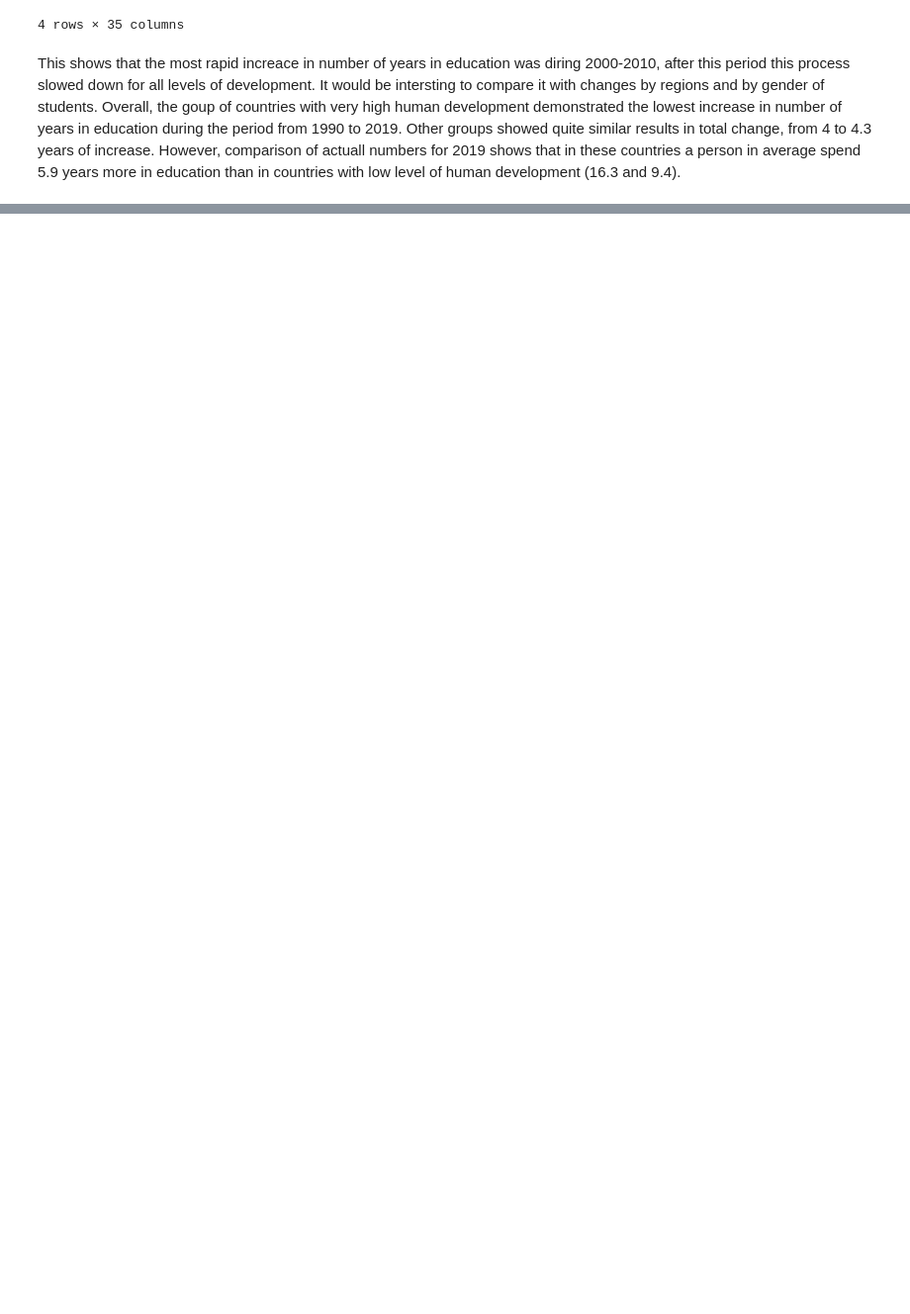
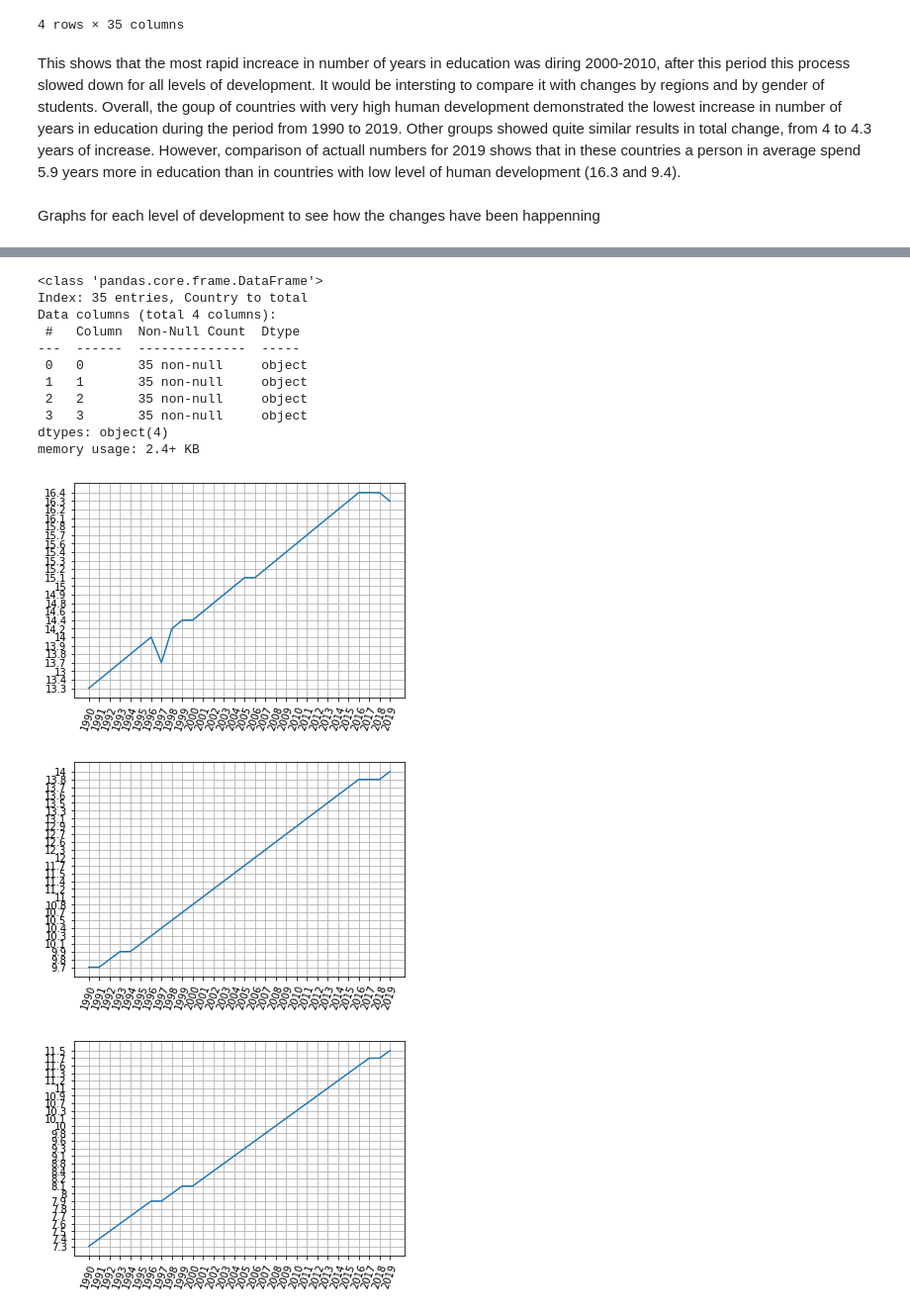
Before and after one commit to mara-ber/programing_for_data, a Jupyter notebook: project - education.ipynb, the cells around one changed output, grey strips where cells are left out. Shown at 99% size. Drawn from its saved outputs; the diff is of its cells as text; code cells hidden in the pictures; blank space fills up the shorter version.

```diff
--- a/project - education.ipynb
+++ b/project - education.ipynb
@@ -189,3 +202,38 @@ See the caveats in the documentation: https://pandas.pydata.org/pandas-docs/stab
 # %% [markdown]
 This shows that the most rapid increace in number of years in education was diring 2000-2010, after this period this process slowed down for all levels of development. It would be intersting to compare it with changes by regions and by gender of students.
 Overall, the goup of countries with very high human development demonstrated the lowest increase in number of years in education during the period from 1990 to 2019. Other groups showed quite similar results in total change, from 4 to 4.3 years of increase. However, comparison of actuall numbers for 2019 shows that in these countries a person in average spend 5.9 years more in education than in countries with low level of human development (16.3 and 9.4).
+# %% [markdown]
+Graphs for each level of development to see how the changes have been happenning
+# %%
+schooling_development_t = schooling_development.T
+display(schooling_development_t)
+schooling_development_t.info()
+VH_dev = schooling_development.iloc[0, 1:31]
+H_dev = schooling_development.iloc[1, 1:31]
+M_dev = schooling_development.iloc[2, 1:31]
+L_dev = schooling_development.iloc[3, 1:31]
+#display(VH_dev)
+labels = VH_dev.keys()
+plt.plot(labels, VH_dev)
+plt.xticks(rotation=70)
+plt.grid()
+plt.show()
+
+plt.plot(labels, H_dev)
+plt.xticks(rotation=70)
+plt.grid()
+plt.show()
+
+plt.plot(labels, M_dev)
+plt.xticks(rotation=70)
+plt.grid()
+plt.show()
+
+plt.plot(labels, L_dev)
+plt.xticks(rotation=70)
+plt.grid()
+
+plt.show()
+#data_1 = data.max()
+#data_1
+# %% [output]
@@ -191,0 +257,14 @@ Overall, the goup of countries with very high human development demonstrated the
+<class 'pandas.core.frame.DataFrame'>
+Index: 35 entries, Country to total
+Data columns (total 4 columns):
+ #   Column  Non-Null Count  Dtype
+---  ------  --------------  -----
+ 0   0       35 non-null     object
+ 1   1       35 non-null     object
+ 2   2       35 non-null     object
+ 3   3       35 non-null     object
+dtypes: object(4)
+memory usage: 2.4+ KB
+[figure, added]
+[figure, added]
+[figure, added]
```
Also changed, not shown: parts of 8 cells of this notebook.
